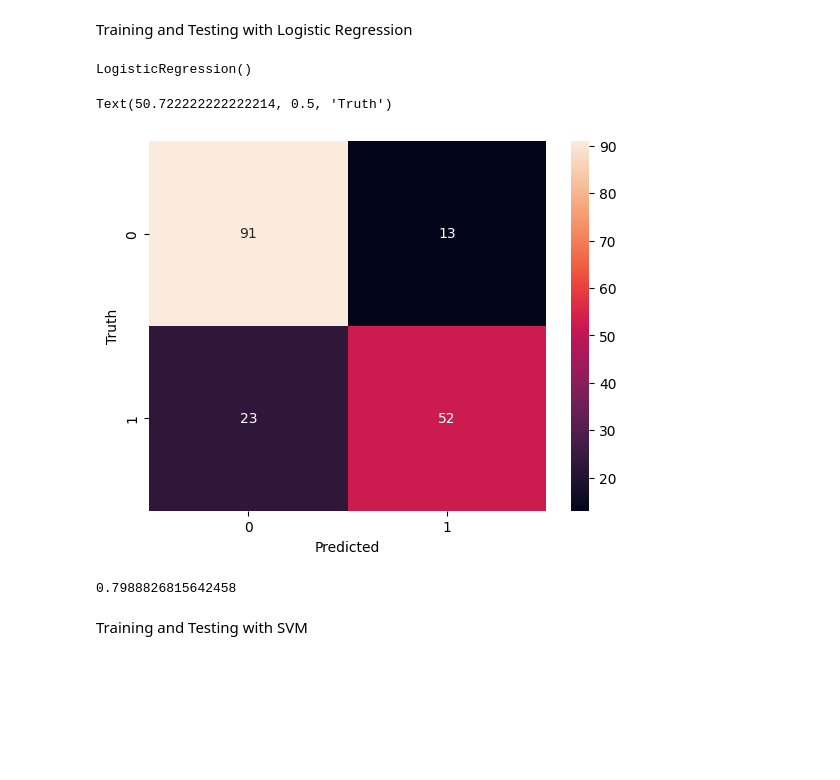
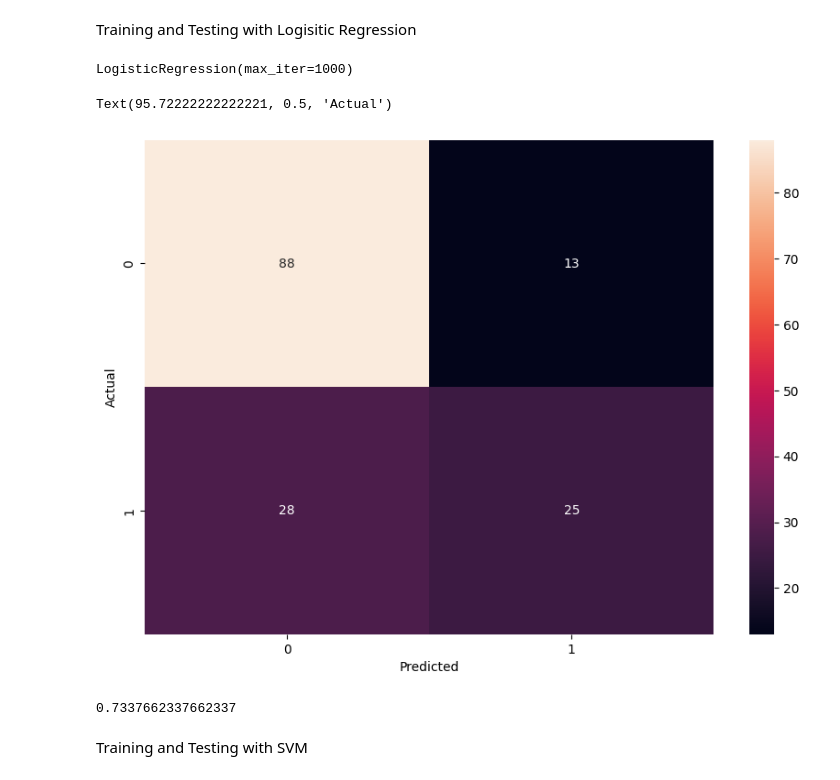
Before and after one commit to iztihad110/Machine-Learning-Practice, a Jupyter notebook: Supervised Learning/Comparisons/logistic_vs_svm_vs_naive_bayes_vs_random_forest_diabetes.ipynb, the cells around one changed output. Cells and saved outputs as stored; diff of their text form; code cells hidden in the pictures; blank space fills up the shorter version.

Commit message:
A model comparison for the diabetes problem was added, some files were modified, a file was renamed

```diff
--- a/Supervised Learning/Comparisons/logistic_vs_svm_vs_naive_bayes_vs_random_forest_diabetes.ipynb
+++ b/Supervised Learning/Comparisons/logistic_vs_svm_vs_naive_bayes_vs_random_forest_diabetes.ipynb
@@ -11,5 +11,5 @@ from sklearn.metrics import confusion_matrix, accuracy_score
 import seaborn as sn
 # %%
-df = pd.read_csv("../../Datasets/titanic.csv")
+df = pd.read_csv("../../Datasets/diabetes.csv")
 df
 # %% [output]
@@ -29,3 +28,0 @@ df
-# %%
-df["Sex"] = df["Sex"].apply(lambda x: 0 if x == "male" else 1)
-df
@@ -46,31 +29,31 @@ df
 # %%
-x = df.drop(["Survived", "PassengerId", "Name", "Age", "Ticket", "Cabin", "Embarked"], axis=1)
-y = df["Survived"]
+x = df.drop("Outcome", axis=1)
+y = df["Outcome"]
 
-x_train, x_test, y_train, y_test = train_test_split(x, y, test_size=0.2, random_state=100)
+x_train, x_test, y_train, y_test = train_test_split(x, y, test_size=0.2, random_state=50)
 # %% [markdown]
-Training and Testing with Logistic Regression
+Training and Testing with Logisitic Regression
 # %%
-logistic_regression = LogisticRegression()
+logistic_regression = LogisticRegression(max_iter=1000)
 logistic_regression.fit(x_train, y_train)
 # %% [output]
-LogisticRegression()
+LogisticRegression(max_iter=1000)
 # %%
 y_predict_lg = logistic_regression.predict(x_test)
 # %%
 cm = confusion_matrix(y_test, y_predict_lg)
-plt.Figure(figsize=(10, 7))
+plt.figure(figsize=(10, 7))
 sn.heatmap(cm, annot=True)
 plt.xlabel("Predicted")
-plt.ylabel("Truth")
+plt.ylabel("Actual")
 # %% [output]
-Text(50.722222222222214, 0.5, 'Truth')
+Text(95.72222222222221, 0.5, 'Actual')
-[figure, old version]
+[figure, new version]
 # %%
 accuracy_lg = accuracy_score(y_test, y_predict_lg)
 accuracy_lg
 # %% [output]
-0.7988826815642458
+0.7337662337662337
 # %% [markdown]
 Training and Testing with SVM
 # %%
```
Also changed, not shown: parts of 12 cells of this notebook, 6 other files.
